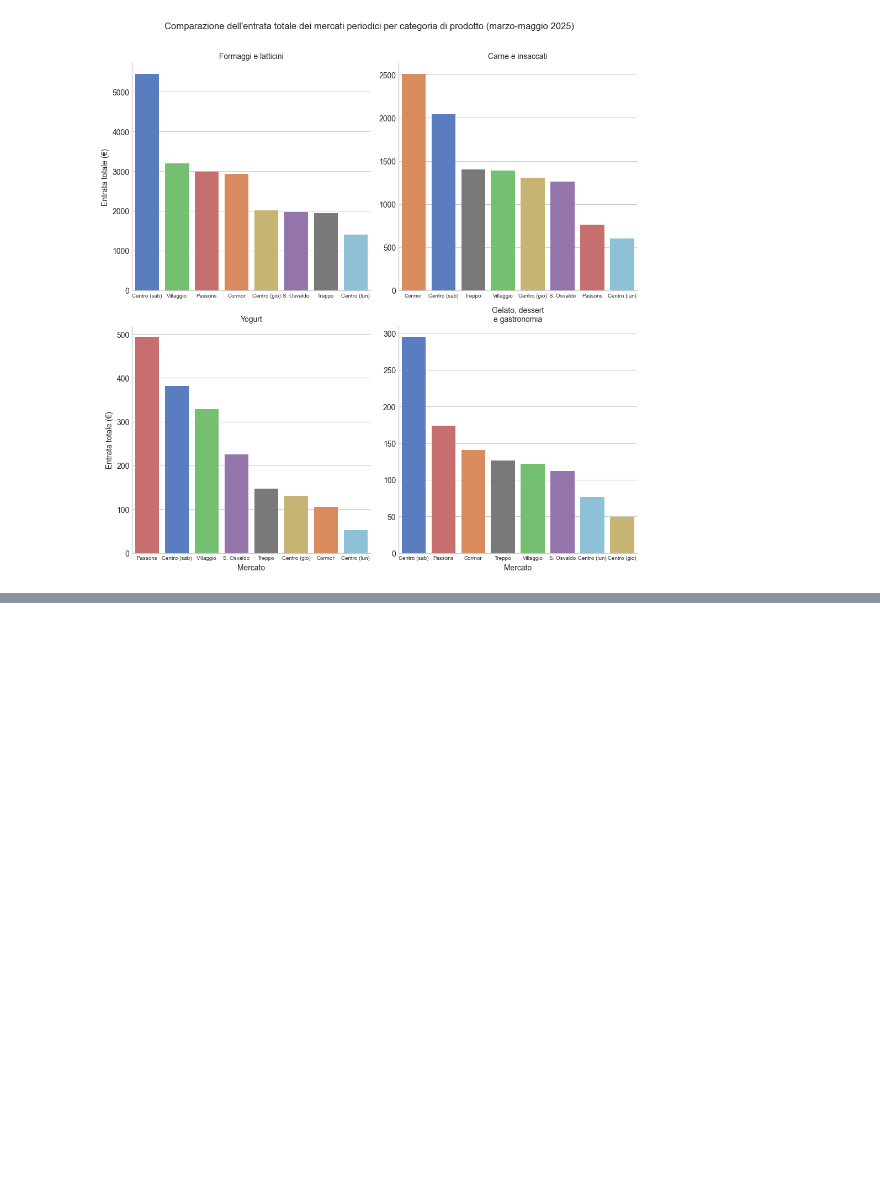
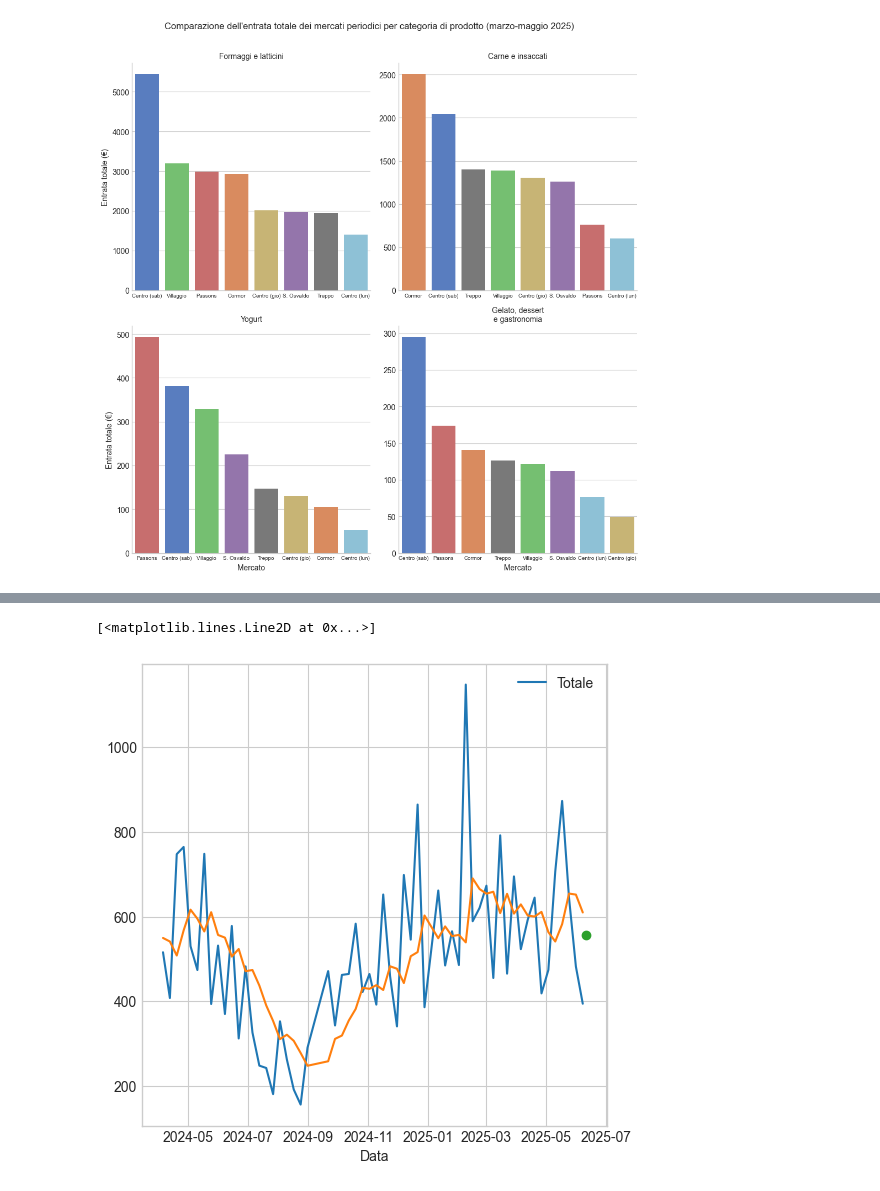
Before and after one commit to panda-with-issues/Fond-Scienze-dei-Dati-progetto, a Jupyter notebook: analisi_corrispettivi_la_di_cjastelan.ipynb, the cells around one changed output, grey strips where cells are left out. Saved outputs shown, nothing was run; the diff lists cells and outputs as text; code cells hidden in the pictures; blank space fills up the shorter version.

Commit message:
aggiunto bonus modello lisciamento esponenziale

```diff
--- a/analisi_corrispettivi_la_di_cjastelan.ipynb
+++ b/analisi_corrispettivi_la_di_cjastelan.ipynb
@@ -2255,0 +2260,14 @@ plt.show()
+# %%
+from statsmodels.tsa.api import ExponentialSmoothing, SimpleExpSmoothing#, Holt
+#from statsmodels.graphics.tsaplots import plot_acf, plot_pacf
+#from sklearn.metrics import mean_absolute_error, mean_squared_error
+
+model_data = mercati_periodici[ mercati_periodici['Mercato'] == 'Centro (sab)' ][['Data', 'Totale']].sort_values('Data')
+model_data.set_index('Data', inplace=True)
+print(model_data)
+
+le = SimpleExpSmoothing(model_data, initialization_method="estimated").fit()
+
+le.summary()
+
+le.fcastvalues
@@ -2255,0 +2293,8 @@ plt.show()
+# %%
+fig = plt.figure(figsize=(6,6))
+sns.lineplot(model_data)
+sns.lineplot(le.fittedvalues)
+plt.plot(pd.to_datetime('2025-06-10'), le.forecast(1), marker='o')
+# %% [output]
+[<matplotlib.lines.Line2D at 0x...>]
+[figure, added]
```
Also changed, not shown: parts of 2 cells of this notebook.
